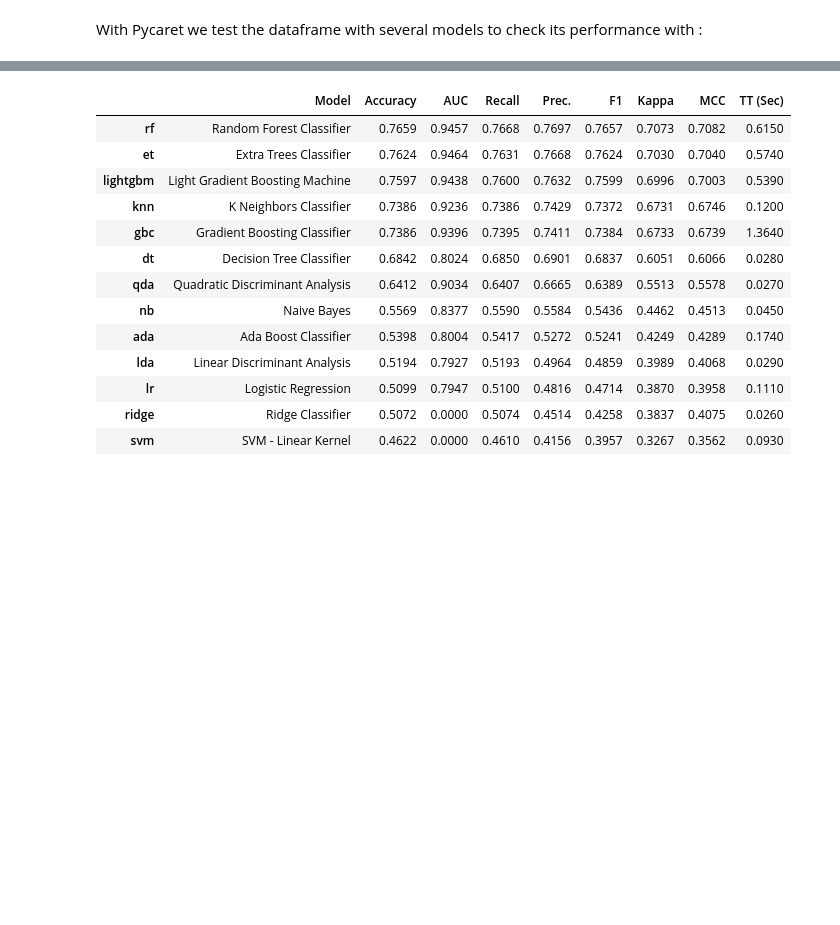
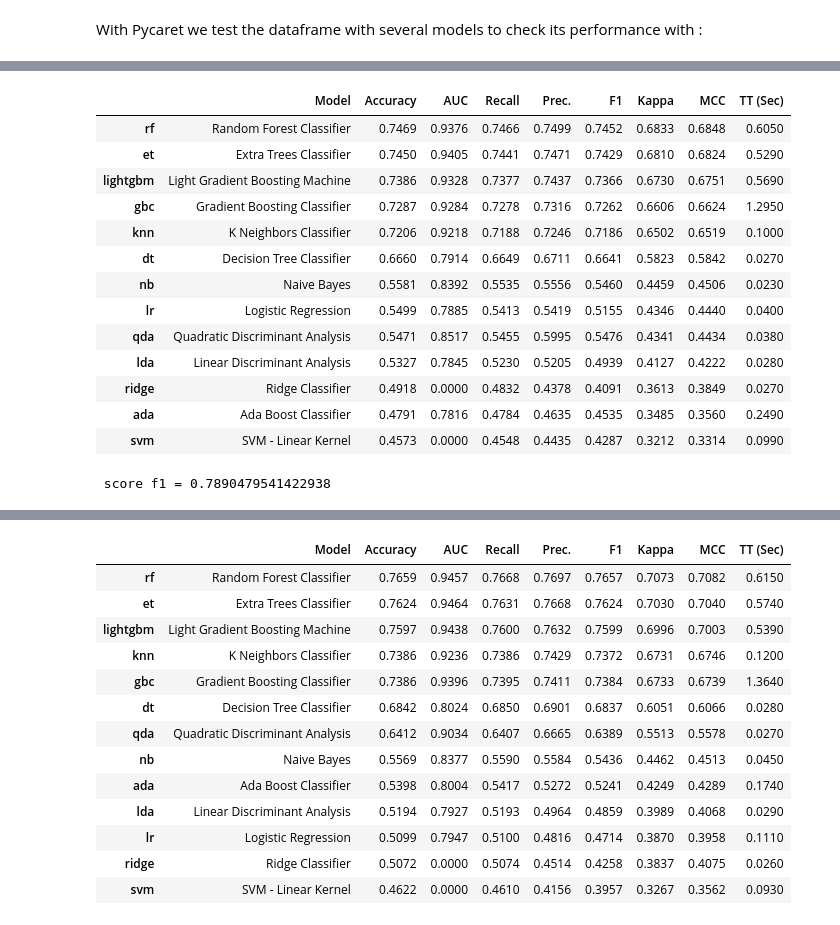
Before and after one commit to MarkusHumetus/Hackathon_Talent_Squad, a Jupyter notebook: main.ipynb, the cells around one changed output, grey strips where cells are left out. Saved outputs shown, nothing was run; the diff lists cells and outputs as text; code cells hidden in the pictures; blank space fills up the shorter version.

```diff
--- a/main.ipynb
+++ b/main.ipynb
@@ -219 +194,4 @@ RandomForestClassifier(bootstrap=True, ccp_alpha=0.0, class_weight=None,
                        warm_start=False)
+# %%
+X['target']=y
+X_train, X_test, y_train, y_test = train_test_split(X, y, random_state=1,stratify=y)
@@ -219,0 +208,21 @@ RandomForestClassifier(bootstrap=True, ccp_alpha=0.0, class_weight=None,
+# %%
+setup(X_train,
+          target='target'
+    )
+
+best_model2=compare_models()
+# %% [output]
+|  | Model | Accuracy | AUC | Recall | Prec. | F1 | Kappa | MCC | TT (Sec) |
+| rf | Random Forest Classifier | 0.7469 | 0.9376 | 0.7466 | 0.7499 | 0.7452 | 0.6833 | 0.6848 | 0.6050 |
+| et | Extra Trees Classifier | 0.7450 | 0.9405 | 0.7441 | 0.7471 | 0.7429 | 0.6810 | 0.6824 | 0.5290 |
+| lightgbm | Light Gradient Boosting Machine | 0.7386 | 0.9328 | 0.7377 | 0.7437 | 0.7366 | 0.6730 | 0.6751 | 0.5690 |
+| gbc | Gradient Boosting Classifier | 0.7287 | 0.9284 | 0.7278 | 0.7316 | 0.7262 | 0.6606 | 0.6624 | 1.2950 |
+| knn | K Neighbors Classifier | 0.7206 | 0.9218 | 0.7188 | 0.7246 | 0.7186 | 0.6502 | 0.6519 | 0.1000 |
+| dt | Decision Tree Classifier | 0.6660 | 0.7914 | 0.6649 | 0.6711 | 0.6641 | 0.5823 | 0.5842 | 0.0270 |
+| nb | Naive Bayes | 0.5581 | 0.8392 | 0.5535 | 0.5556 | 0.5460 | 0.4459 | 0.4506 | 0.0230 |
+| lr | Logistic Regression | 0.5499 | 0.7885 | 0.5413 | 0.5419 | 0.5155 | 0.4346 | 0.4440 | 0.0400 |
+| qda | Quadratic Discriminant Analysis | 0.5471 | 0.8517 | 0.5455 | 0.5995 | 0.5476 | 0.4341 | 0.4434 | 0.0380 |
+| lda | Linear Discriminant Analysis | 0.5327 | 0.7845 | 0.5230 | 0.5205 | 0.4939 | 0.4127 | 0.4222 | 0.0280 |
+| ridge | Ridge Classifier | 0.4918 | 0.0000 | 0.4832 | 0.4378 | 0.4091 | 0.3613 | 0.3849 | 0.0270 |
+| ada | Ada Boost Classifier | 0.4791 | 0.7816 | 0.4784 | 0.4635 | 0.4535 | 0.3485 | 0.3560 | 0.2490 |
+| svm | SVM - Linear Kernel | 0.4573 | 0.0000 | 0.4548 | 0.4435 | 0.4287 | 0.3212 | 0.3314 | 0.0990 |
@@ -219,0 +231,8 @@ RandomForestClassifier(bootstrap=True, ccp_alpha=0.0, class_weight=None,
+# %%
+
+model_rf = best_model2
+prediciton = model_rf.predict(X_test)
+
+print (f' score f1 = {scoring_f1(y_test,X_test,model_rf)}')
+# %% [output]
+ score f1 = 0.7890479541422938
```
Also changed, not shown: parts of 24 cells of this notebook, 2 other files.
